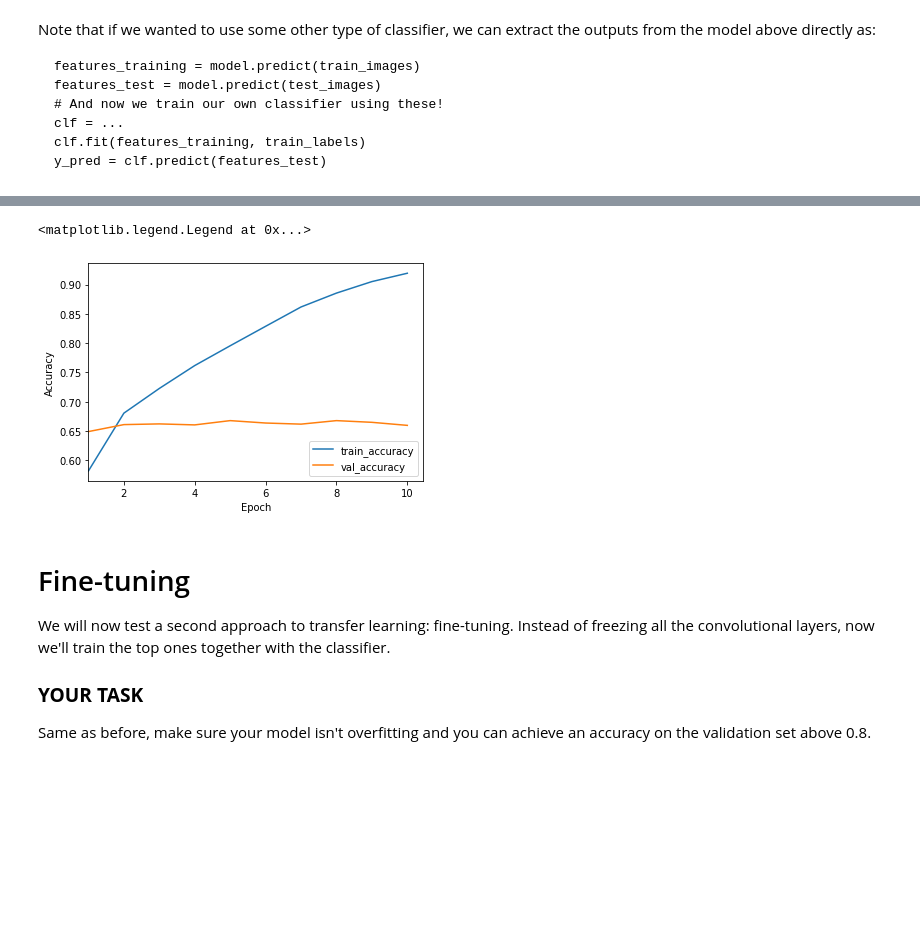
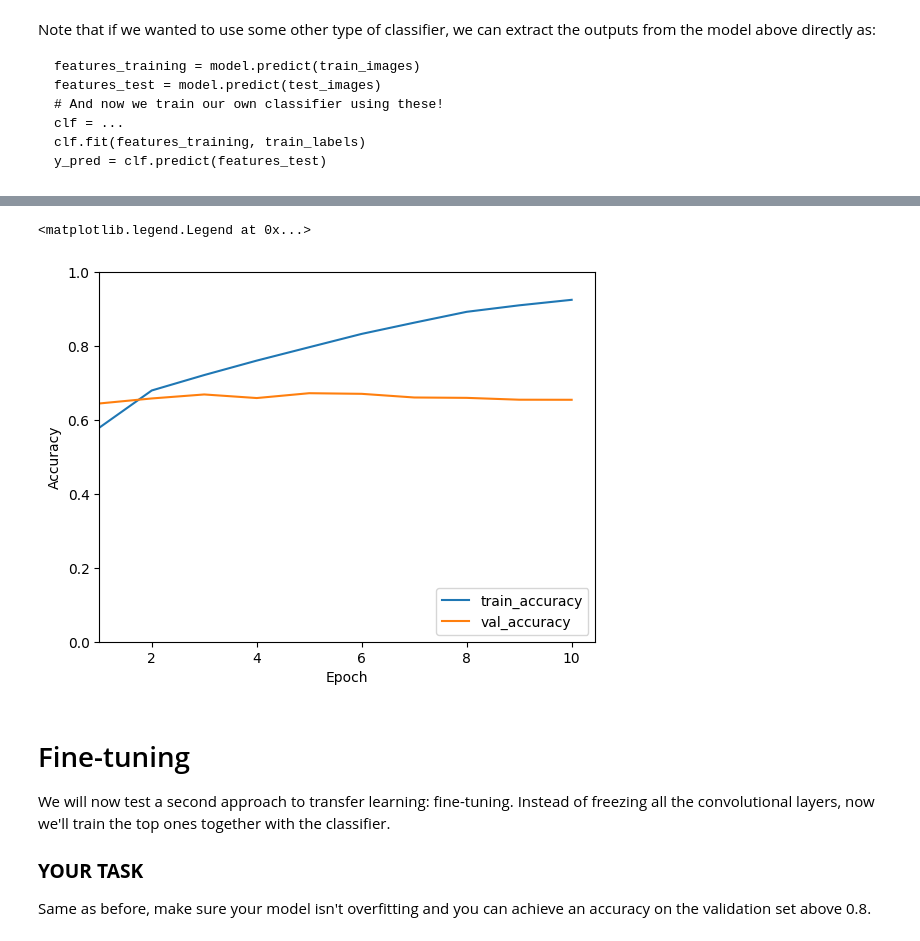
Before and after one commit to albanda/CE888-2023, a Jupyter notebook: lab9-advancedNN/advanced_transfer_learning.ipynb, the cells around one changed output, grey strips where cells are left out. Drawn from its saved outputs; the diff is of its cells as text; code cells hidden in the pictures; blank space fills up the shorter version.

```diff
--- a/lab9-advancedNN/advanced_transfer_learning.ipynb
+++ b/lab9-advancedNN/advanced_transfer_learning.ipynb
@@ -202,16 +208,17 @@ Epoch 10/10
 # %%
 # Have a look at the training graphs. When your model no longer overfits and your validation accuracy is above 0.65, you can upload it to the Moodle quiz.
 
 epochs = range(1, len(history.history['accuracy']) + 1)
 plt.plot(epochs, history.history['accuracy'], label='train_accuracy')
-plt.plot(epochs, history.history['val_accuracy'], label = 'val_accuracy')
+plt.plot(epochs, history.history['val_accuracy'], label='val_accuracy')
 plt.xlabel('Epoch')
 plt.ylabel('Accuracy')
 plt.xlim([1, None])
+plt.ylim([0, 1])
 plt.legend(loc='lower right')
 # %% [output]
 <matplotlib.legend.Legend at 0x...>
-[figure, old version]
+[figure, new version]
 # %% [markdown]
 # Fine-tuning
 
```
Also changed, not shown: parts of 13 cells of this notebook.
